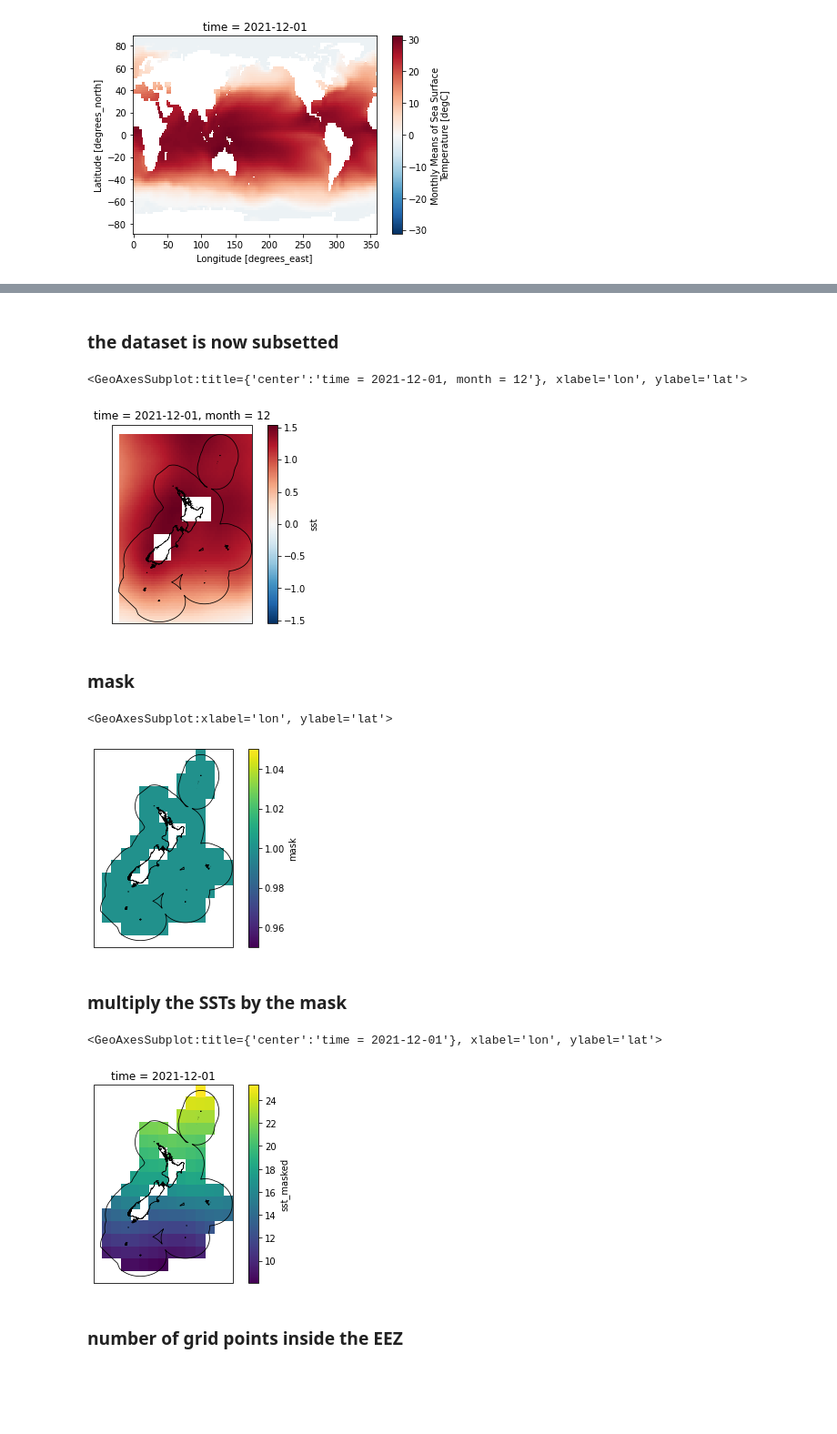
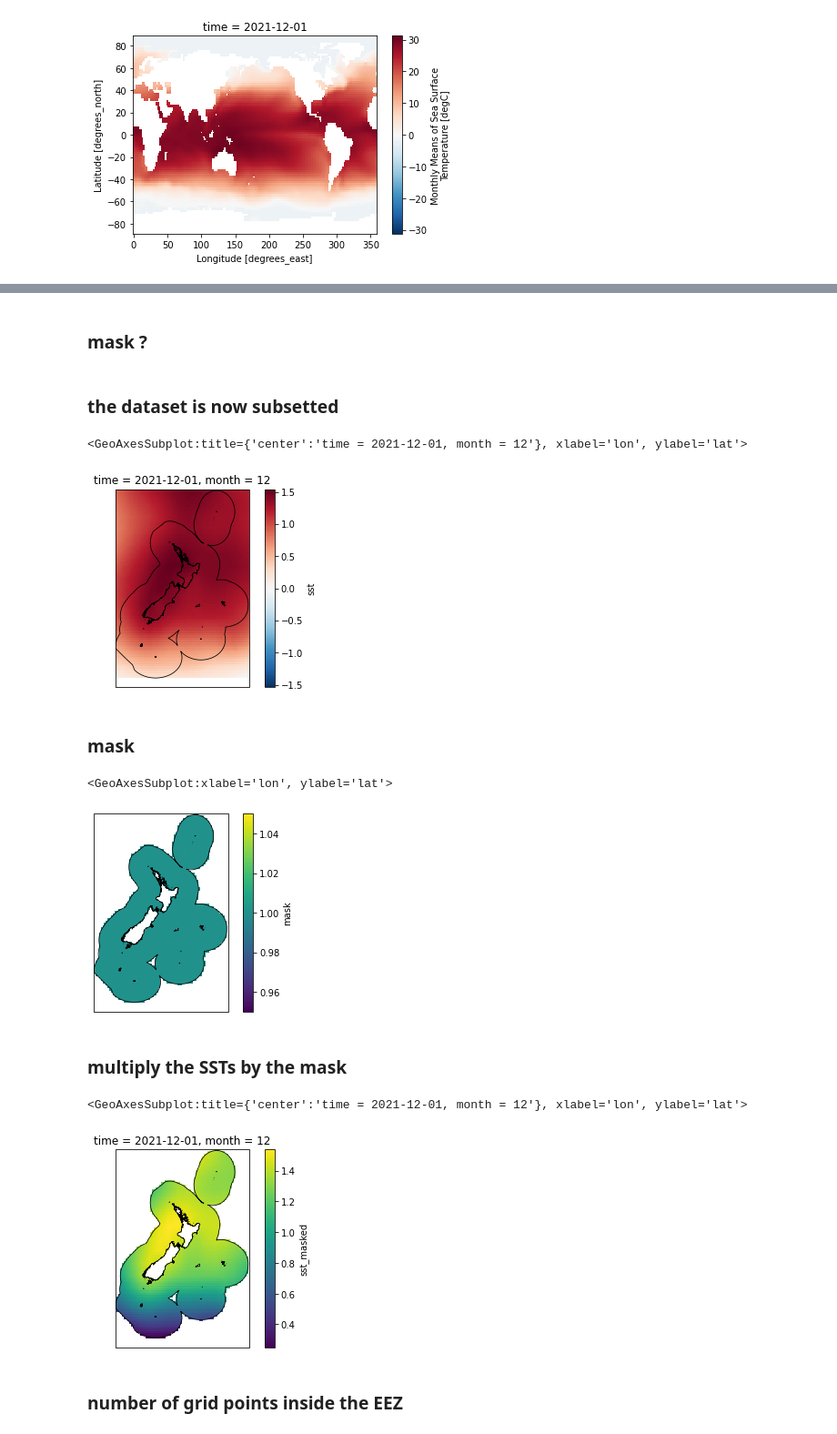
Before and after one commit to nicolasfauchereau/NZ_SST_EEZ, a Jupyter notebook: notebooks/ERSST_NZ_SST_anomalies.ipynb, the cells around one changed output, grey strips where cells are left out. Shown: that part at 91% size. Cells and saved outputs as stored; diff of their text form; code cells hidden in the pictures; blank space fills up the shorter version.

Commit message:
added notebook to calculate and plots NZ SST anomalies from ERSST

```diff
--- a/notebooks/ERSST_NZ_SST_anomalies.ipynb
+++ b/notebooks/ERSST_NZ_SST_anomalies.ipynb
@@ -134,32 +136,40 @@ anomalies = geo.make_mask_from_gpd(anomalies, shp, insert=True)
+# %%
+sst_interp = sst_interp.to_dataset(name='sst')
+# %%
+sst_interp = utils.interp(sst_interp, interp_factor=5)
+# %% [markdown]
+### mask ?
+# %%
+sst_interp = geo.make_mask_from_gpd(sst_interp, shp, insert=True)
 # %% [markdown]
 ### the dataset is now subsetted
 # %%
 f, ax = plt.subplots(subplot_kw=dict(projection=ccrs.PlateCarree(central_longitude=180)))
-anomalies['sst'][-1,:,:].plot(ax=ax, transform=ccrs.PlateCarree())
+sst_interp['sst'][-1,:,:].plot(ax=ax, transform=ccrs.PlateCarree())
 shp.boundary.plot(ax=ax, transform=ccrs.PlateCarree(), color='k', linewidth=0.8)
 # %% [output]
 <GeoAxesSubplot:title={'center':'time = 2021-12-01, month = 12'}, xlabel='lon', ylabel='lat'>
-[figure, old version]
+[figure, new version]
 # %% [markdown]
 ### mask
 # %%
 f, ax = plt.subplots(subplot_kw=dict(projection=ccrs.PlateCarree(central_longitude=180)))
-ds['mask'].plot(ax=ax, transform=ccrs.PlateCarree())
+sst_interp['mask'].plot(ax=ax, transform=ccrs.PlateCarree())
 shp.boundary.plot(ax=ax, transform=ccrs.PlateCarree(), color='k', linewidth=0.8)
 # %% [output]
 <GeoAxesSubplot:xlabel='lon', ylabel='lat'>
-[figure, old version]
+[figure, new version]
 # %% [markdown]
 ### multiply the SSTs by the mask
 # %%
-ds['sst_masked'] = ds['sst'] * ds['mask']
+sst_interp['sst_masked'] = sst_interp['sst'] * sst_interp['mask']
 # %%
 f, ax = plt.subplots(subplot_kw=dict(projection=ccrs.PlateCarree(central_longitude=180)))
-ds['sst_masked'][-1,:,:].plot(ax=ax, transform=ccrs.PlateCarree())
+sst_interp['sst_masked'][-1,:,:].plot(ax=ax, transform=ccrs.PlateCarree())
 shp.boundary.plot(ax=ax, transform=ccrs.PlateCarree(), color='k', linewidth=0.8)
 # %% [output]
-<GeoAxesSubplot:title={'center':'time = 2021-12-01'}, xlabel='lon', ylabel='lat'>
+<GeoAxesSubplot:title={'center':'time = 2021-12-01, month = 12'}, xlabel='lon', ylabel='lat'>
-[figure, old version]
+[figure, new version]
 # %% [markdown]
 ### number of grid points inside the EEZ
 # %%
```
Also changed, not shown: parts of 30 cells of this notebook.
